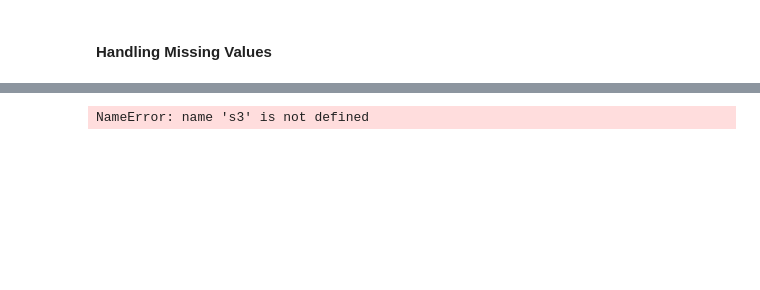
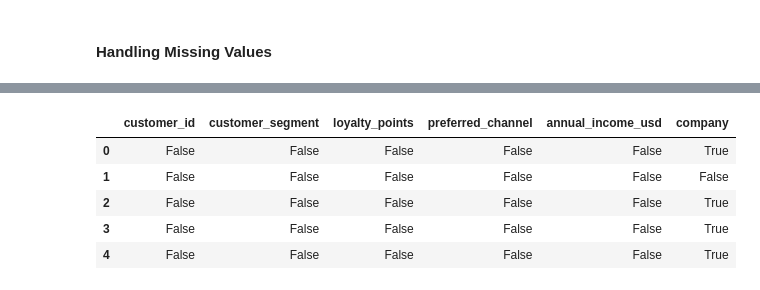
Before and after one commit to Ritik574-coder/python-foundations-to-mastery, a Jupyter notebook: Pandas/pandas_data_cleaning.ipynb, the cells around one changed output, grey strips where cells are left out. Drawn from its saved outputs; the diff is of its cells as text; code cells hidden in the pictures; blank space fills up the shorter version.

```diff
--- a/Pandas/pandas_data_cleaning.ipynb
+++ b/Pandas/pandas_data_cleaning.ipynb
@@ -33,11 +109,0 @@ Created: 2026-04-13 16:30:15+00:00
-# %%
-s3 = boto3.client('s3')
-buckets = s3.list_buckets()
-for b in buckets["Buckets"]:
-    print(b["Name"])
-
-response = s3.list_objects_v2(Bucket="my-bucket-name", Prefix="raw/")
-for obj in response.get("Contents", []):
-    print(obj["Key"], obj["Size"], obj["LastModified"])
-# %% [output]
-NameError: name 's3' is not defined
@@ -77,0 +110,10 @@ df['col'].replace(r'^\s*$', np.nan, regex=True)  # whitespace-only → NaN
+# %%
+# .isnull is the boolean data frame it's return output in form of true and false
+customer_business_info_df.isnull().head()
+# %% [output]
+|  | customer_id | customer_segment | loyalty_points | preferred_channel | annual_income_usd | company |
+| 0 | False | False | False | False | False | True |
+| 1 | False | False | False | False | False | False |
+| 2 | False | False | False | False | False | True |
+| 3 | False | False | False | False | False | True |
+| 4 | False | False | False | False | False | True |
```
Also changed, not shown: parts of 22 cells of this notebook.
